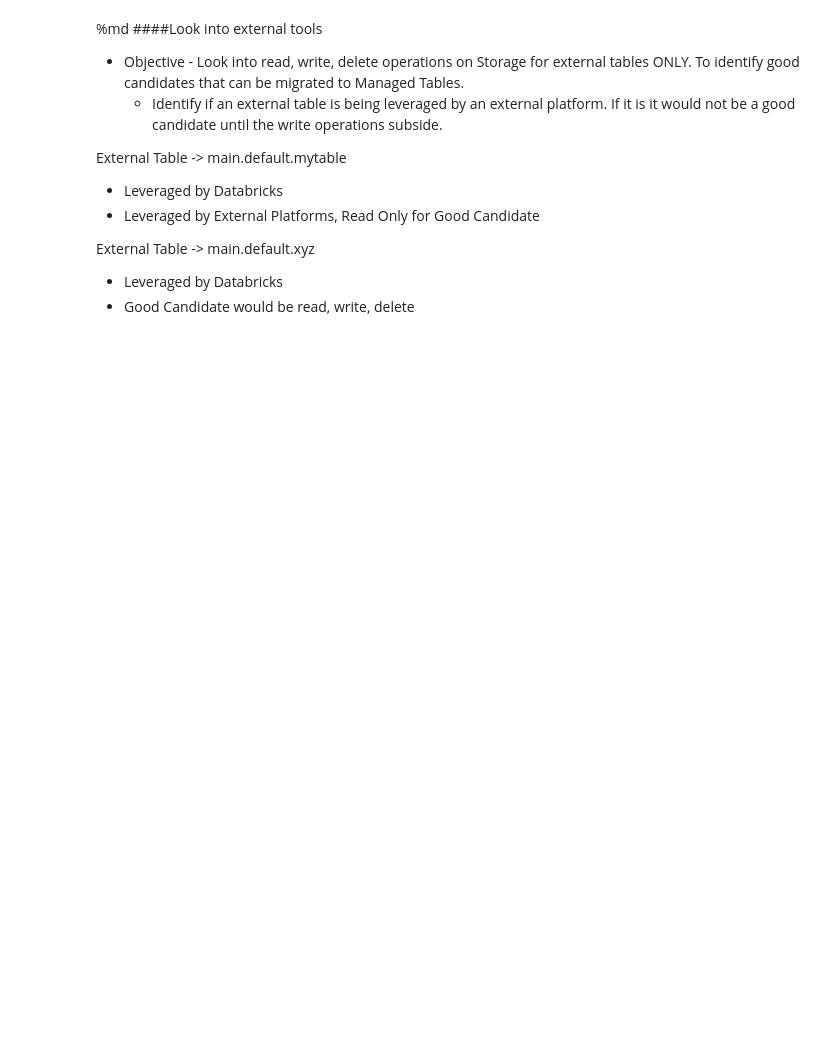
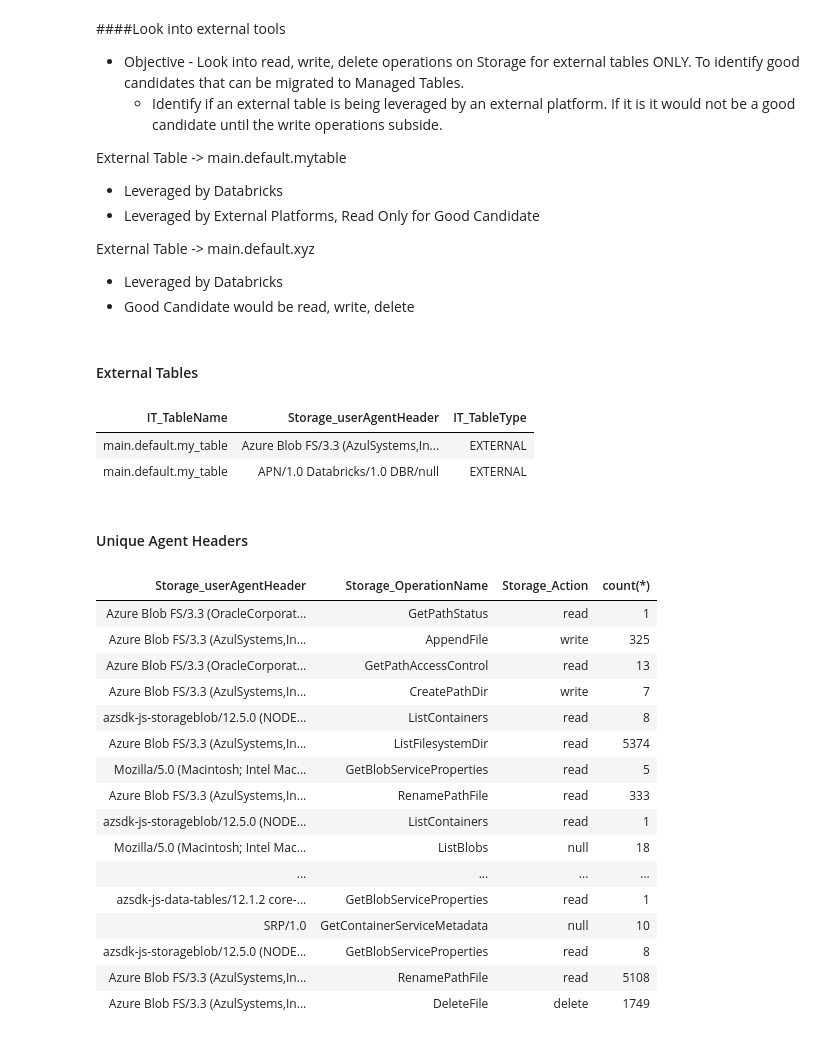
Before and after one commit to databrickslabs/access-insights, a Jupyter notebook: azure/notebooks/SLOG Exploration.ipynb, the cells around one changed output. Drawn from its saved outputs; the diff is of its cells as text; code cells hidden in the pictures; blank space fills up the shorter version.

```diff
--- a/azure/notebooks/SLOG Exploration.ipynb
+++ b/azure/notebooks/SLOG Exploration.ipynb
@@ -1,5 +1,4 @@
 # %% [markdown]
-%md
 ####Look into external tools
 - Objective - Look into read, write, delete operations on Storage for external tables ONLY.   To identify good candidates that can be migrated to Managed Tables.
   - Identify if an external table is being leveraged by an external platform. If it is it would not be a good candidate until the write operations subside.
@@ -11,3 +10,48 @@ External Table -> main.default.mytable
 External Table -> main.default.xyz
 - Leveraged by Databricks
 - Good Candidate would be read, write, delete
+# %% [markdown]
+#### External Tables
+# %%
+select distinct
+  IT_TableName,
+  Storage_userAgentHeader,
+  IT_TableType
+from
+  slog.default.vw_storagelogs_information_schema
+where
+  -- lower(Storage_userAgentHeader) like '%databricks%' and
+  lower(IT_TableType) like '%external%'
+# %% [output]
+| IT_TableName | Storage_userAgentHeader | IT_TableType |
+| main.default.my_table | Azure Blob FS/3.3 (AzulSystems,In... | EXTERNAL |
+| main.default.my_table | APN/1.0 Databricks/1.0 DBR/null | EXTERNAL |
+# %% [markdown]
+#### Unique Agent Headers
+# %%
+SELECT
+  Storage_userAgentHeader,
+  Storage_OperationName,
+  Storage_Action,
+  count(*)
+FROM
+  slog.default.vw_storagelogs_information_schema
+group by all
+# %% [output]
+| Storage_userAgentHeader | Storage_OperationName | Storage_Action | count(*) |
+| Azure Blob FS/3.3 (OracleCorporat... | GetPathStatus | read | 1 |
+| Azure Blob FS/3.3 (AzulSystems,In... | AppendFile | write | 325 |
+| Azure Blob FS/3.3 (OracleCorporat... | GetPathAccessControl | read | 13 |
+| Azure Blob FS/3.3 (AzulSystems,In... | CreatePathDir | write | 7 |
+| azsdk-js-storageblob/12.5.0 (NODE... | ListContainers | read | 8 |
+| Azure Blob FS/3.3 (AzulSystems,In... | ListFilesystemDir | read | 5374 |
+| Mozilla/5.0 (Macintosh; Intel Mac... | GetBlobServiceProperties | read | 5 |
+| Azure Blob FS/3.3 (AzulSystems,In... | RenamePathFile | read | 333 |
+| azsdk-js-storageblob/12.5.0 (NODE... | ListContainers | read | 1 |
+| Mozilla/5.0 (Macintosh; Intel Mac... | ListBlobs | null | 18 |
+| ... | ... | ... | ... |
+| azsdk-js-data-tables/12.1.2 core-... | GetBlobServiceProperties | read | 1 |
+| SRP/1.0 | GetContainerServiceMetadata | null | 10 |
+| azsdk-js-storageblob/12.5.0 (NODE... | GetBlobServiceProperties | read | 8 |
+| Azure Blob FS/3.3 (AzulSystems,In... | RenamePathFile | read | 5108 |
+| Azure Blob FS/3.3 (AzulSystems,In... | DeleteFile | delete | 1749 |
```
Also changed, not shown: parts of 7 cells of this notebook, 2 other files.
